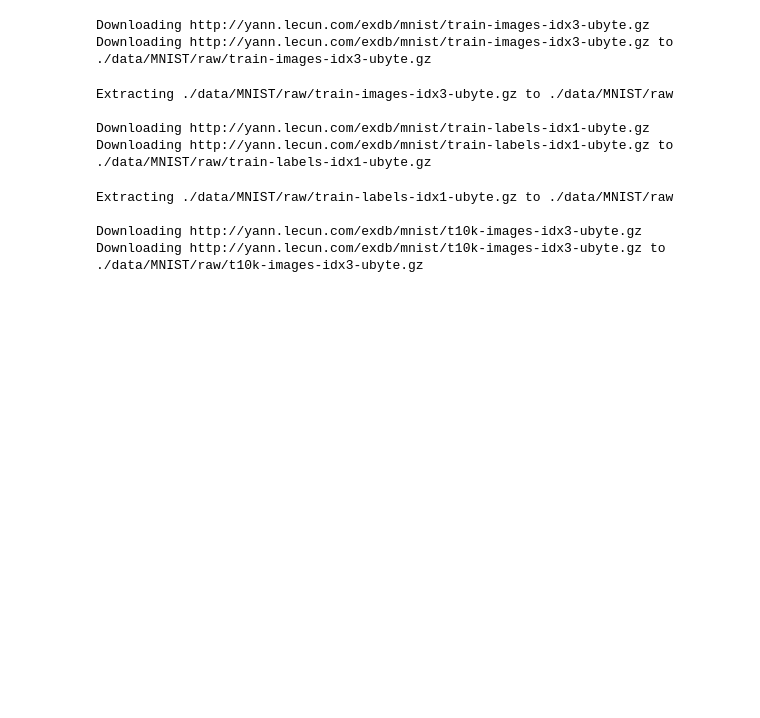
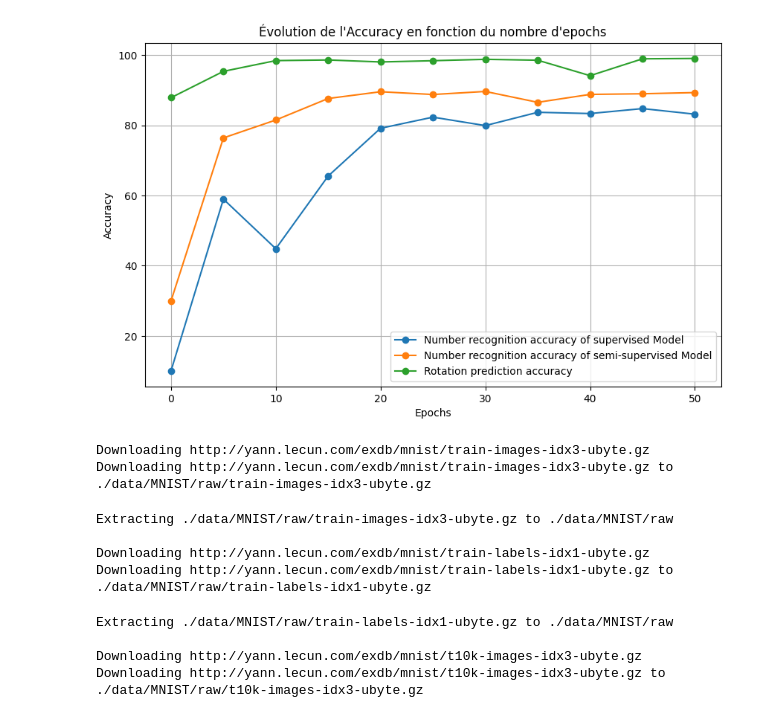
Before and after one commit to willykinfoussia/DeepLearningMNIST, a Jupyter notebook: DeepLearningNotebook.ipynb, the cells around one changed output. Saved outputs shown, nothing was run; the diff lists cells and outputs as text; code cells hidden in the pictures; blank space fills up the shorter version.

```diff
--- a/DeepLearningNotebook.ipynb
+++ b/DeepLearningNotebook.ipynb
@@ -7,6 +7,54 @@ from torchvision.transforms import ToTensor
 import matplotlib.pyplot as plt
 from torch.utils.data import DataLoader
 import random
+# %%
+import matplotlib.pyplot as plt
+
+def plot_multi_accuracy(epochs, accuracy_values_dict):
+    """
+    Trace plusieurs courbes d'accuracy en fonction du nombre d'epochs.
+
+    Args:
+    - epochs (list): Liste des nombres d'epochs.
+    - accuracy_values_dict (dict): Dictionnaire où les clés sont les noms des modèles
+                                    et les valeurs sont les listes d'accuracy correspondantes.
+    """
+
+    # Vérifier que la longueur des listes d'epochs et d'accuracy est la même pour tous les modèles
+    for model_name, model_accuracy_values in accuracy_values_dict.items():
+        if len(epochs) != len(model_accuracy_values):
+            raise ValueError(f"Les listes d'epochs et d'accuracy pour le modèle '{model_name}' doivent avoir la même longueur.")
+
+    # Tracer les courbes d'accuracy
+    plt.figure(figsize=(10, 6))
+    for model_name, model_accuracy_values in accuracy_values_dict.items():
+        plt.plot(epochs, model_accuracy_values, marker='o', linestyle='-', label=model_name)
+
+    # Ajouter des étiquettes et un titre
+    plt.xlabel('Epochs')
+    plt.ylabel('Accuracy')
+    plt.title('Évolution de l\'Accuracy en fonction du nombre d\'epochs')
+
+    # Ajouter une légende
+    plt.legend()
+
+    # Afficher la grille
+    plt.grid(True)
+
+    # Afficher le graphique
+    plt.show()
+
+# Exemple d'utilisation avec deux modèles
+epochs = list(range(0, 55, 5))
+accuracy_values_model1 = [10.1, 58.97, 44.86, 65.55, 79.15, 82.31, 79.91, 83.69, 83.34, 84.75, 83.16]
+accuracy_values_model2 = [30.0, 76.4, 81.5, 87.62, 89.55, 88.76, 89.63, 86.53, 88.79, 88.97, 89.31]
+accuracy_values_model3 = [87.86, 95.35, 98.41, 98.59, 98.03, 98.38, 98.78, 98.52, 94.12, 98.92, 99.02]
+
+accuracy_values_dict = {'Number recognition accuracy of supervised Model': accuracy_values_model1, 'Number recognition accuracy of semi-supervised Model': accuracy_values_model2, 'Rotation prediction accuracy':accuracy_values_model3}
+
+plot_multi_accuracy(epochs, accuracy_values_dict)
+# %% [output]
+[figure, added]
 # %%
 # Define the transformation to be applied to the images
 transform = transforms.Compose([transforms.ToTensor()])
```
Also changed, not shown: 39 other files.
